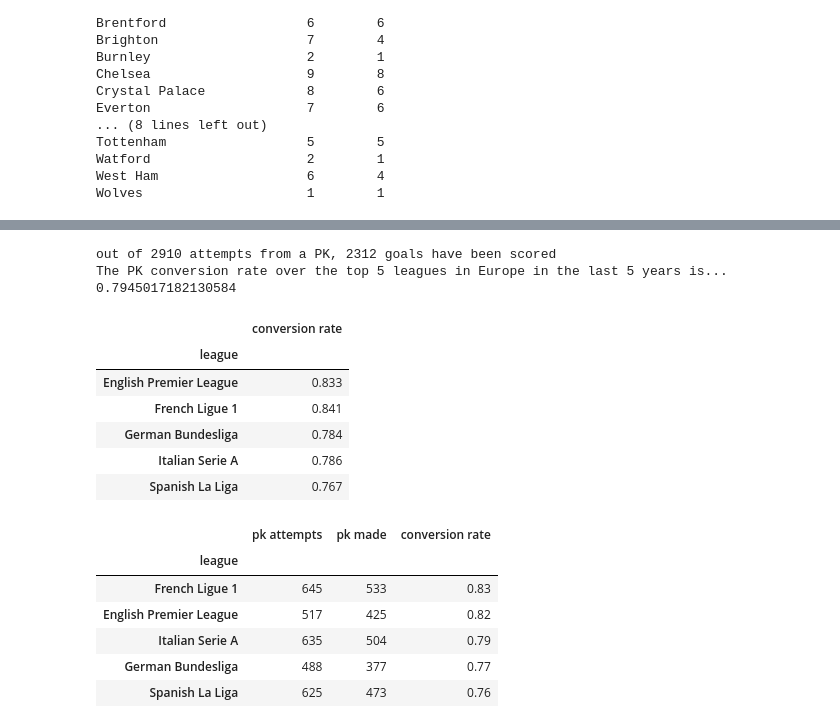
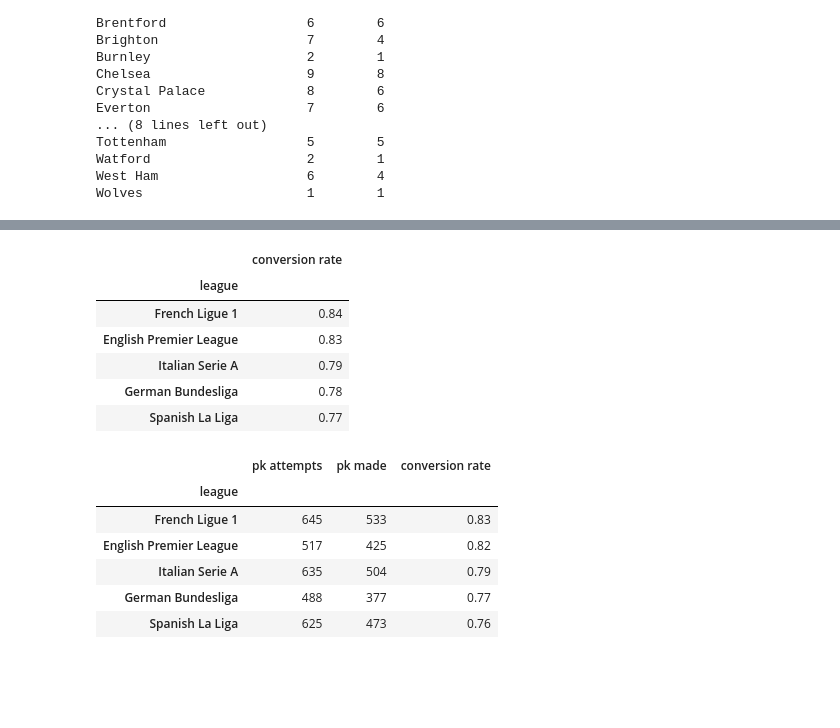
Before and after one commit to alex-milneski/penalty-kick-analysis-top-5-leagues, a Jupyter notebook: PK_Analysis.ipynb, the cells around one changed output, grey strips where cells are left out. Cells and saved outputs as stored; diff of their text form; code cells hidden in the pictures; blank space fills up the shorter version.

```diff
--- a/PK_Analysis.ipynb
+++ b/PK_Analysis.ipynb
@@ -203,26 +215,14 @@ Sampdoria               12        8            0.667         Italian Serie A
-# %%
-pk_goals = all_leagues['pk made'].sum()
-total_attempts = all_leagues['pk attempts'].sum()
-
-
-
-print(f'out of {total_attempts} attempts from a PK, {pk_goals} goals have been scored')
-print('The PK conversion rate over the top 5 leagues in Europe in the last 5 years is...')
-print(pk_goals / total_attempts)
-# %% [output]
-out of 2910 attempts from a PK, 2312 goals have been scored
-The PK conversion rate over the top 5 leagues in Europe in the last 5 years is...
-0.7945017182130584
 # %%
-pd.pivot_table(filtered_by_attempts, values='conversion rate', index='league', aggfunc='median')
+# Median Performance by league
+pd.pivot_table(filtered_by_attempts, values='conversion rate', index='league', aggfunc='median').sort_values(by='conversion rate', ascending=False)
 # %% [output]
 |  | conversion rate |
 | league |  |
-| English Premier League | 0.833 |
-| French Ligue 1 | 0.841 |
-| German Bundesliga | 0.784 |
-| Italian Serie A | 0.786 |
-| Spanish La Liga | 0.767 |
+| French Ligue 1 | 0.84 |
+| English Premier League | 0.83 |
+| Italian Serie A | 0.79 |
+| German Bundesliga | 0.78 |
+| Spanish La Liga | 0.77 |
 # %%
 pivot_leagues = pd.pivot_table(all_leagues, values=['pk attempts','pk made'], index='league', aggfunc='sum')
 pivot_leagues['conversion rate'] = (pivot_leagues['pk made']/pivot_leagues['pk attempts']).round(2)
```
Also changed, not shown: parts of 10 cells of this notebook.
